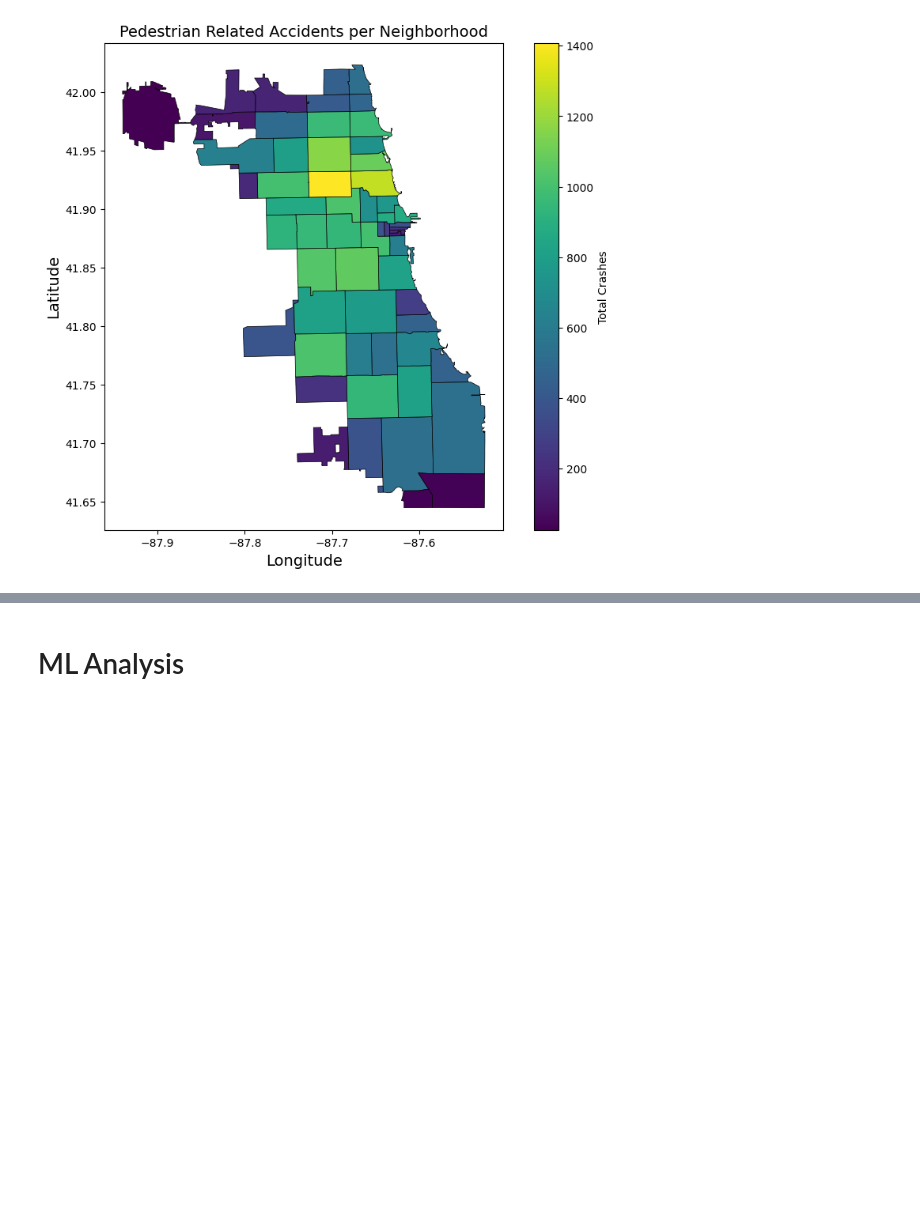
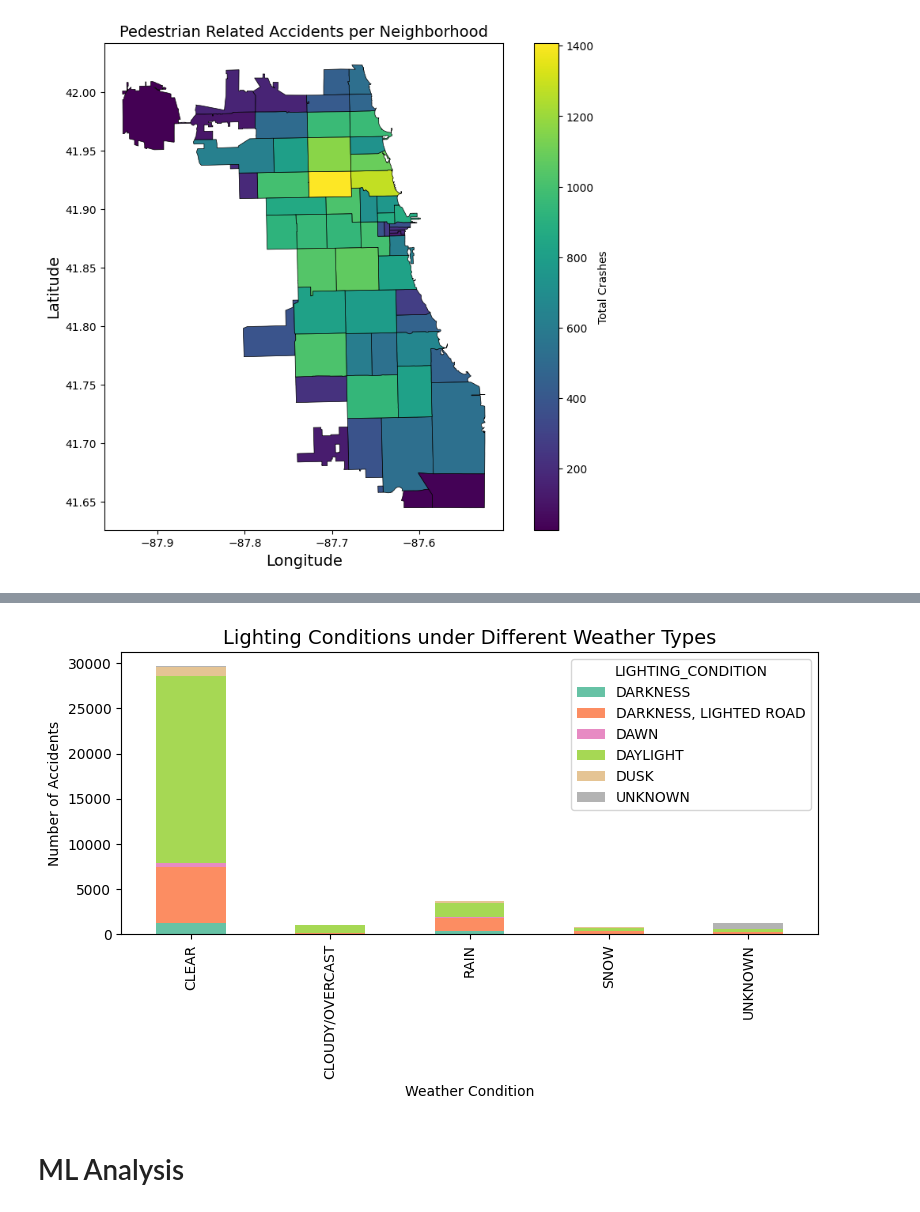
Before and after one commit to shaddad3/Project-WalkSafe, a Jupyter notebook: progess_report.ipynb, the cells around one changed output, grey strips where cells are left out. Drawn from its saved outputs; the diff is of its cells as text; code cells hidden in the pictures; blank space fills up the shorter version.

```diff
--- a/progess_report.ipynb
+++ b/progess_report.ipynb
@@ -202,3 +244,17 @@ ped_df = crash_df[(crash_df['FIRST_CRASH_TYPE'] == 'PEDESTRIAN') | (crash_df['FI
+# %%
+# Visualizing how lighting conditions vary across the top 5 most common weather conditions.
+top_weather = ped_df['WEATHER_CONDITION'].value_counts().head(5).index
+weather_lighting = ped_df[ped_df['WEATHER_CONDITION'].isin(top_weather)]
+weather_lighting_ct = pd.crosstab(weather_lighting['WEATHER_CONDITION'], weather_lighting['LIGHTING_CONDITION'])
+
+weather_lighting_ct.plot(kind='bar', stacked=True, figsize=(8, 5), colormap='Set2')
+plt.title("Lighting Conditions under Different Weather Types", fontsize=14)
+plt.xlabel("Weather Condition")
+plt.ylabel("Number of Accidents")
+plt.tight_layout()
+plt.show()
+# %% [output]
+[figure, added]
 # %% [markdown]
 # ML Analysis
 # %% [markdown]
```
Also changed, not shown: parts of 4 cells of this notebook.
